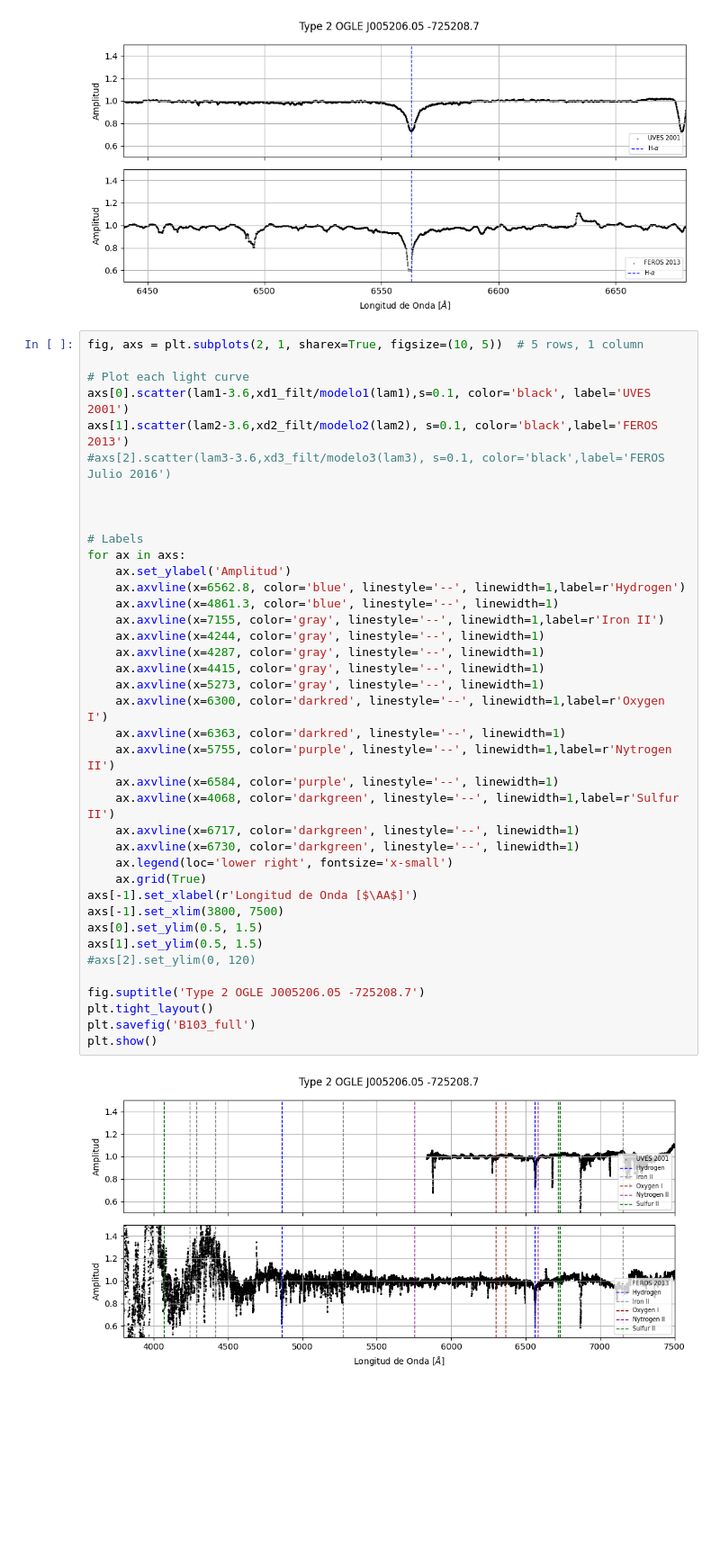
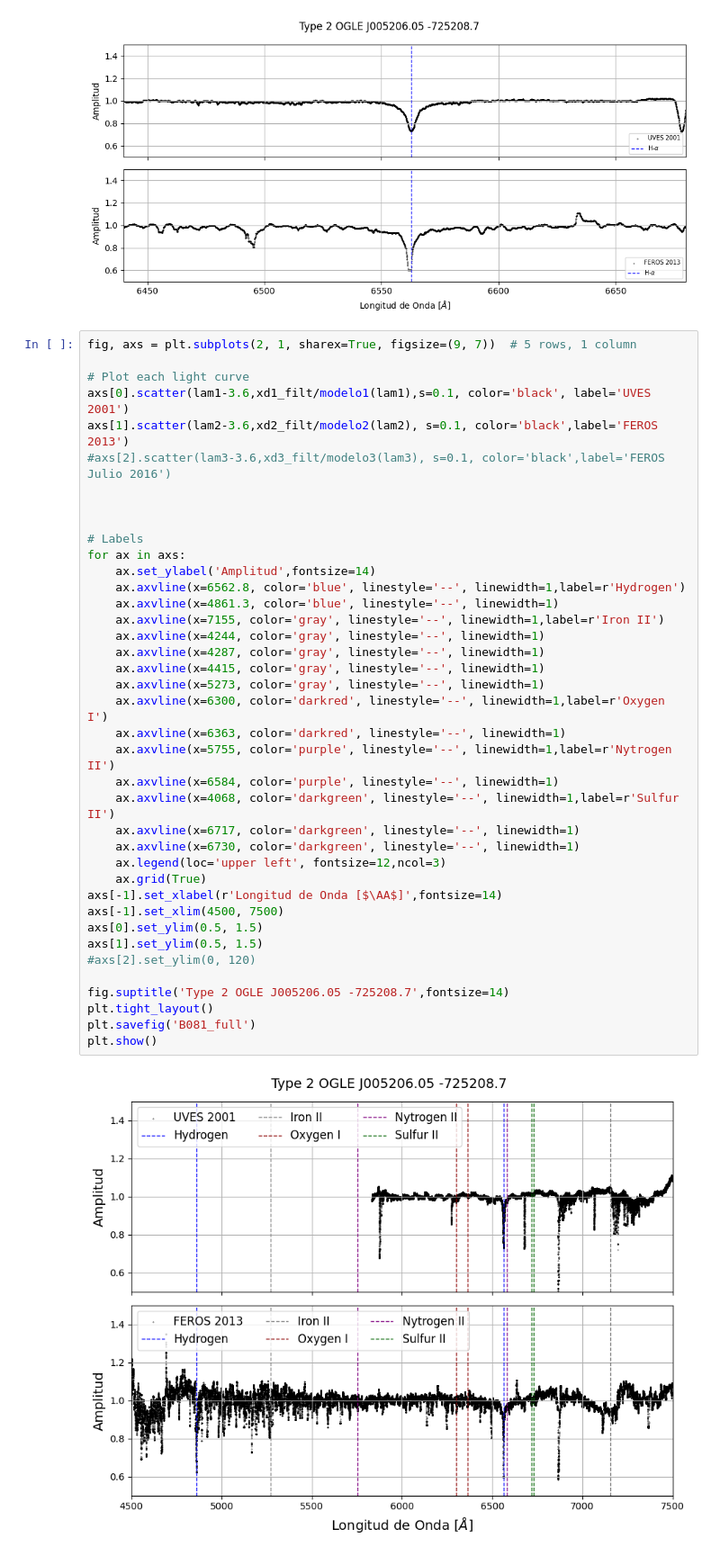
Before and after one commit to lsperezm/Red_Be_Stars, a Jupyter notebook: Code/B081.ipynb, the cells around one changed output. Shown at 90% size. Cells and saved outputs as stored; diff of their text form; blank space fills up the shorter version.

```diff
--- a/Code/B081.ipynb
+++ b/Code/B081.ipynb
@@ -84,43 +84,43 @@ plt.show()
 # %% [output]
 [figure]
 # %%
-fig, axs = plt.subplots(2, 1, sharex=True, figsize=(10, 5))  # 5 rows, 1 column
+fig, axs = plt.subplots(2, 1, sharex=True, figsize=(9, 7))  # 5 rows, 1 column
 
 # Plot each light curve
 axs[0].scatter(lam1-3.6,xd1_filt/modelo1(lam1),s=0.1, color='black', label='UVES 2001')
 axs[1].scatter(lam2-3.6,xd2_filt/modelo2(lam2), s=0.1, color='black',label='FEROS 2013')
 #axs[2].scatter(lam3-3.6,xd3_filt/modelo3(lam3), s=0.1, color='black',label='FEROS Julio 2016')
 
 
 
 # Labels
 for ax in axs:
-    ax.set_ylabel('Amplitud')
+    ax.set_ylabel('Amplitud',fontsize=14)
     ax.axvline(x=6562.8, color='blue', linestyle='--', linewidth=1,label=r'Hydrogen')
     ax.axvline(x=4861.3, color='blue', linestyle='--', linewidth=1)
     ax.axvline(x=7155, color='gray', linestyle='--', linewidth=1,label=r'Iron II')
     ax.axvline(x=4244, color='gray', linestyle='--', linewidth=1)
     ax.axvline(x=4287, color='gray', linestyle='--', linewidth=1)
     ax.axvline(x=4415, color='gray', linestyle='--', linewidth=1)
     ax.axvline(x=5273, color='gray', linestyle='--', linewidth=1)
     ax.axvline(x=6300, color='darkred', linestyle='--', linewidth=1,label=r'Oxygen I')
     ax.axvline(x=6363, color='darkred', linestyle='--', linewidth=1)
     ax.axvline(x=5755, color='purple', linestyle='--', linewidth=1,label=r'Nytrogen II')
     ax.axvline(x=6584, color='purple', linestyle='--', linewidth=1)
     ax.axvline(x=4068, color='darkgreen', linestyle='--', linewidth=1,label=r'Sulfur II')
     ax.axvline(x=6717, color='darkgreen', linestyle='--', linewidth=1)
     ax.axvline(x=6730, color='darkgreen', linestyle='--', linewidth=1)
-    ax.legend(loc='lower right', fontsize='x-small')
+    ax.legend(loc='upper left', fontsize=12,ncol=3)
     ax.grid(True)
-axs[-1].set_xlabel(r'Longitud de Onda [$\AA$]')
-axs[-1].set_xlim(3800, 7500)
+axs[-1].set_xlabel(r'Longitud de Onda [$\AA$]',fontsize=14)
+axs[-1].set_xlim(4500, 7500)
 axs[0].set_ylim(0.5, 1.5)
 axs[1].set_ylim(0.5, 1.5)
 #axs[2].set_ylim(0, 120)
 
-fig.suptitle('Type 2 OGLE J005206.05 -725208.7')
+fig.suptitle('Type 2 OGLE J005206.05 -725208.7',fontsize=14)
 plt.tight_layout()
-plt.savefig('B103_full')
+plt.savefig('B081_full')
 plt.show()
 # %% [output]
-[figure, old version]
+[figure, new version]
```
Also changed, not shown: 7 other files.
